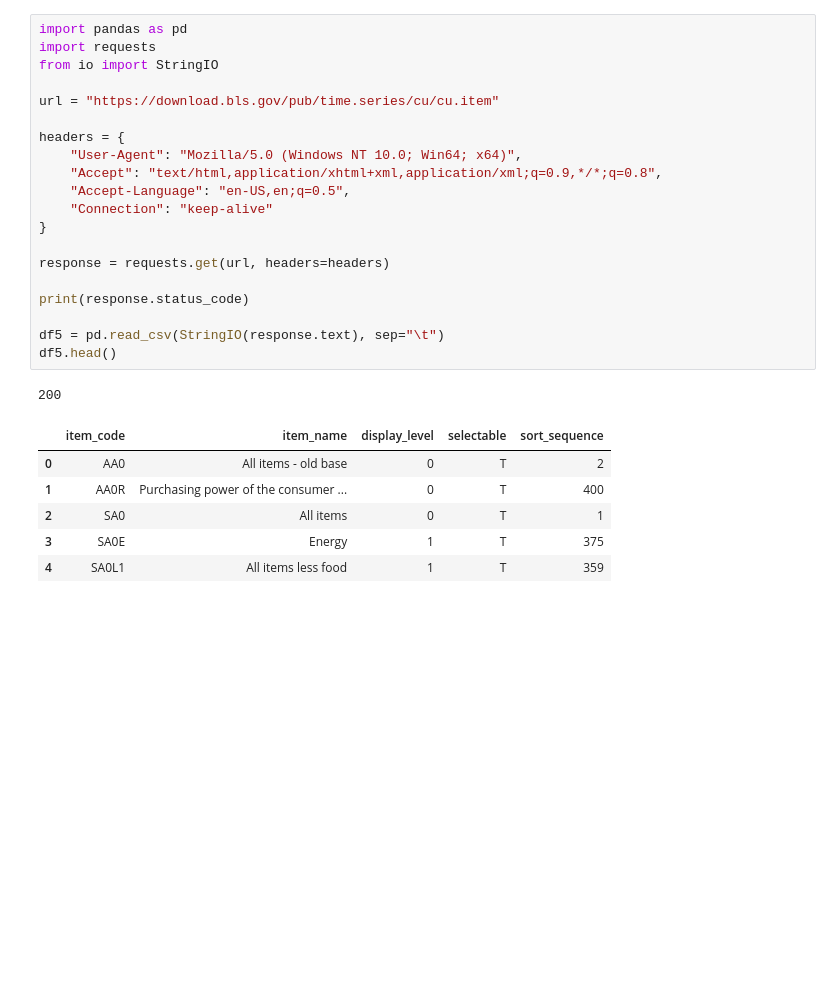
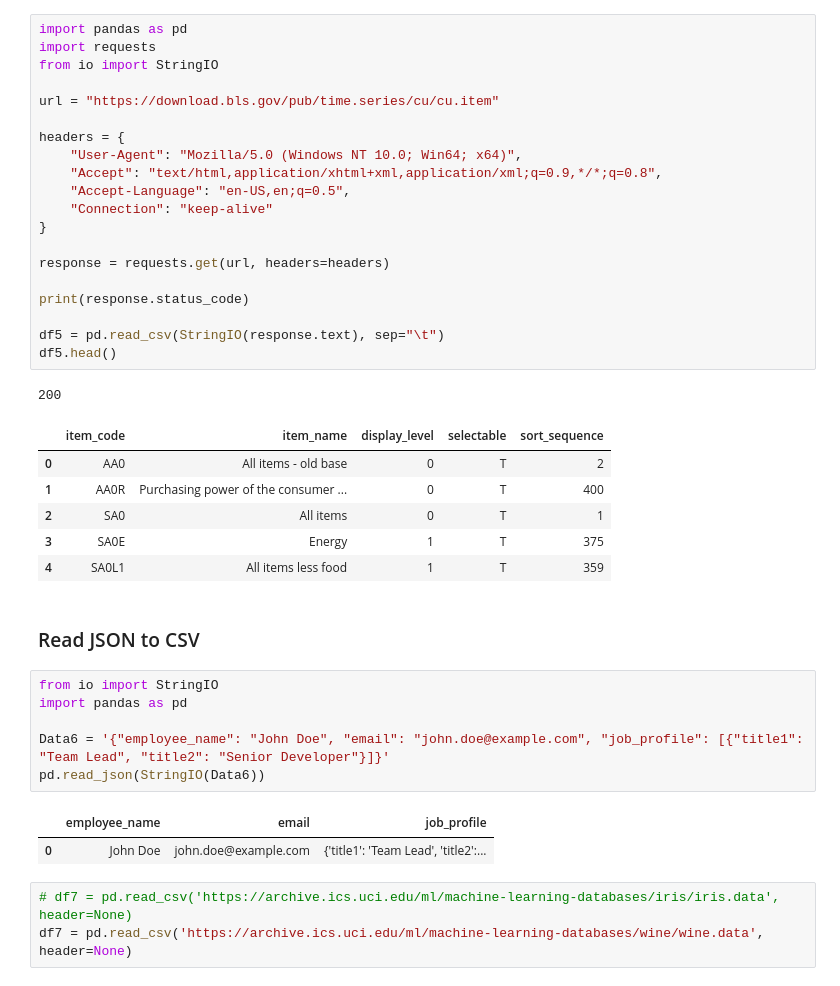
Before and after one commit to Canopu5/Suhail_Krish_Naik_Playlist, a Jupyter notebook: Notebooks/Pandas.ipynb, the cells around one changed output. Cells and saved outputs as stored; diff of their text form; blank space fills up the shorter version.

```diff
--- a/Notebooks/Pandas.ipynb
+++ b/Notebooks/Pandas.ipynb
@@ -320,3 +320,17 @@ df5.head()
 | 2 | SA0 | All items | 0 | T | 1 |
 | 3 | SA0E | Energy | 1 | T | 375 |
 | 4 | SA0L1 | All items less food | 1 | T | 359 |
+# %% [markdown]
+### Read JSON to CSV
+# %%
+from io import StringIO
+import pandas as pd
+
+Data6 = '{"employee_name": "John Doe", "email": "john.doe@example.com", "job_profile": [{"title1": "Team Lead", "title2": "Senior Developer"}]}'
+pd.read_json(StringIO(Data6))
+# %% [output]
+|  | employee_name | email | job_profile |
+| 0 | John Doe | john.doe@example.com | {'title1': 'Team Lead', 'title2':... |
+# %%
+# df7 = pd.read_csv('https://archive.ics.uci.edu/ml/machine-learning-databases/iris/iris.data', header=None)
+df7 = pd.read_csv('https://archive.ics.uci.edu/ml/machine-learning-databases/wine/wine.data', header=None)
```
Also changed, not shown: parts of 1 cell of this notebook.
